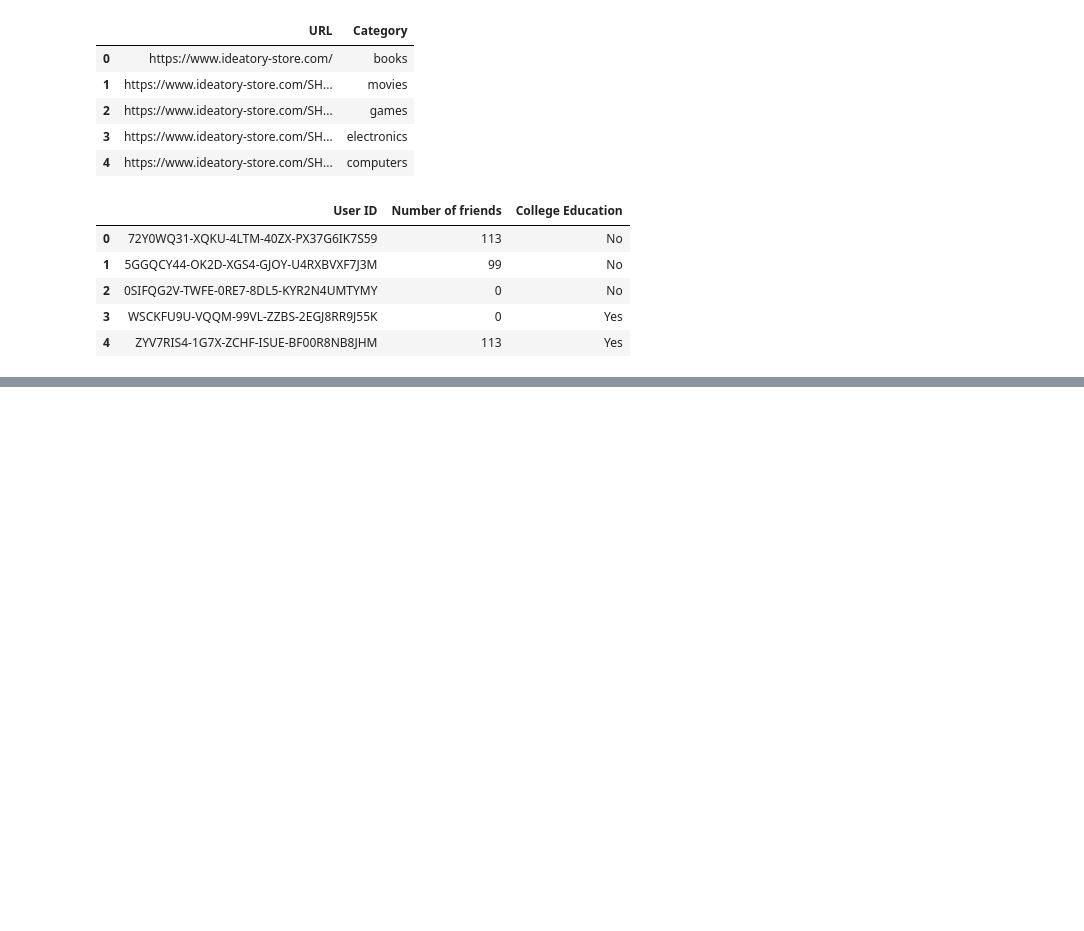
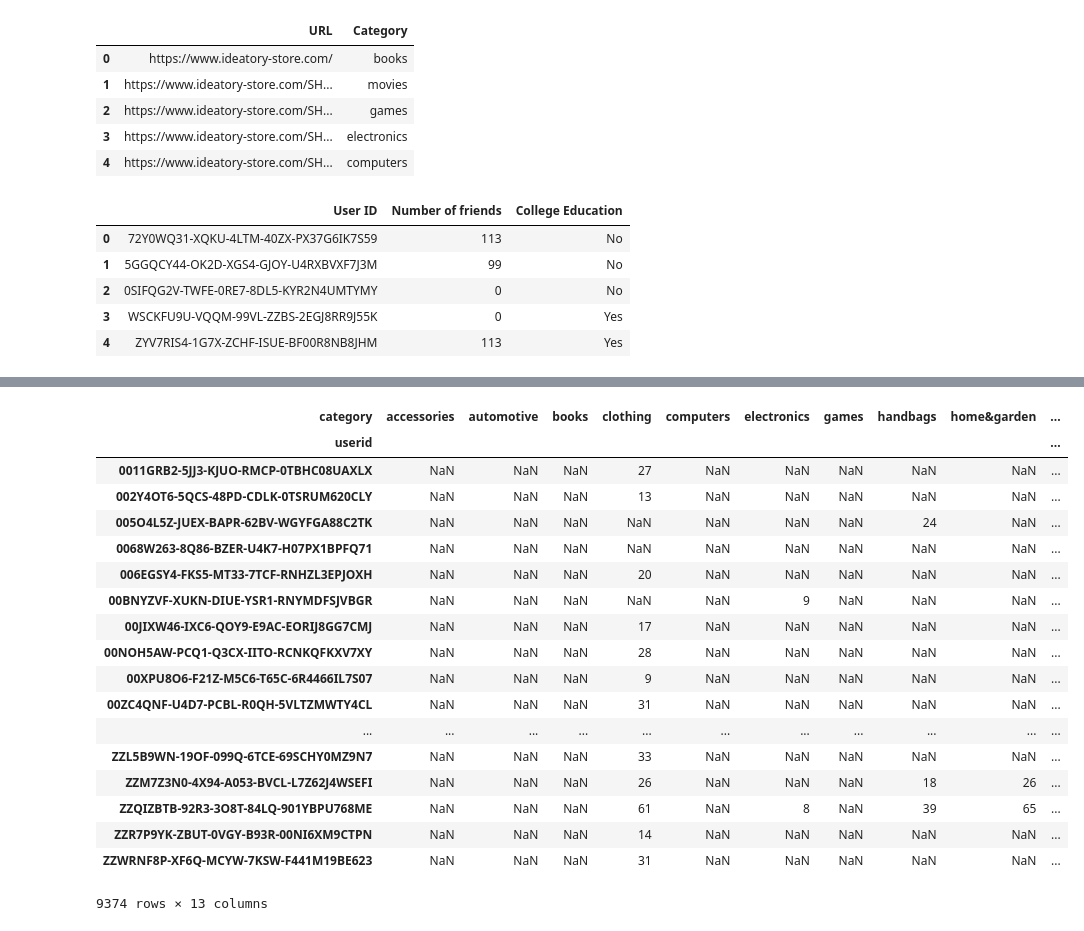
Before and after one commit to numb3r33/ideatory, a Jupyter notebook: ideatory.ipynb, the cells around one changed output, grey strips where cells are left out. Saved outputs shown, nothing was run; the diff lists cells and outputs as text; code cells hidden in the pictures; blank space fills up the shorter version.

```diff
--- a/ideatory.ipynb
+++ b/ideatory.ipynb
@@ -74,0 +108,22 @@ product_data.columns = product_data.columns.map(preprocess_column_names)
+# %%
+transactiongrouped_by_user.size().unstack(1)
+# %% [output]
+| category | accessories | automotive | books | clothing | computers | electronics | games | handbags | home&garden | ... |
+| userid |  |  |  |  |  |  |  |  |  | ... |
+| 0011GRB2-5JJ3-KJUO-RMCP-0TBHC08UAXLX | NaN | NaN | NaN | 27 | NaN | NaN | NaN | NaN | NaN | ... |
+| 002Y4OT6-5QCS-48PD-CDLK-0TSRUM620CLY | NaN | NaN | NaN | 13 | NaN | NaN | NaN | NaN | NaN | ... |
+| 005O4L5Z-JUEX-BAPR-62BV-WGYFGA88C2TK | NaN | NaN | NaN | NaN | NaN | NaN | NaN | 24 | NaN | ... |
+| 0068W263-8Q86-BZER-U4K7-H07PX1BPFQ71 | NaN | NaN | NaN | NaN | NaN | NaN | NaN | NaN | NaN | ... |
+| 006EGSY4-FKS5-MT33-7TCF-RNHZL3EPJOXH | NaN | NaN | NaN | 20 | NaN | NaN | NaN | NaN | NaN | ... |
+| 00BNYZVF-XUKN-DIUE-YSR1-RNYMDFSJVBGR | NaN | NaN | NaN | NaN | NaN | 9 | NaN | NaN | NaN | ... |
+| 00JIXW46-IXC6-QOY9-E9AC-EORIJ8GG7CMJ | NaN | NaN | NaN | 17 | NaN | NaN | NaN | NaN | NaN | ... |
+| 00NOH5AW-PCQ1-Q3CX-IITO-RCNKQFKXV7XY | NaN | NaN | NaN | 28 | NaN | NaN | NaN | NaN | NaN | ... |
+| 00XPU8O6-F21Z-M5C6-T65C-6R4466IL7S07 | NaN | NaN | NaN | 9 | NaN | NaN | NaN | NaN | NaN | ... |
+| 00ZC4QNF-U4D7-PCBL-R0QH-5VLTZMWTY4CL | NaN | NaN | NaN | 31 | NaN | NaN | NaN | NaN | NaN | ... |
+| ... | ... | ... | ... | ... | ... | ... | ... | ... | ... | ... |
+| ZZL5B9WN-19OF-099Q-6TCE-69SCHY0MZ9N7 | NaN | NaN | NaN | 33 | NaN | NaN | NaN | NaN | NaN | ... |
+| ZZM7Z3N0-4X94-A053-BVCL-L7Z62J4WSEFI | NaN | NaN | NaN | 26 | NaN | NaN | NaN | 18 | 26 | ... |
+| ZZQIZBTB-92R3-3O8T-84LQ-901YBPU768ME | NaN | NaN | NaN | 61 | NaN | 8 | NaN | 39 | 65 | ... |
+| ZZR7P9YK-ZBUT-0VGY-B93R-00NI6XM9CTPN | NaN | NaN | NaN | 14 | NaN | NaN | NaN | NaN | NaN | ... |
+| ZZWRNF8P-XF6Q-MCYW-7KSW-F441M19BE623 | NaN | NaN | NaN | 31 | NaN | NaN | NaN | NaN | NaN | ... |
+9374 rows × 13 columns
```
Also changed, not shown: parts of 8 cells of this notebook.
